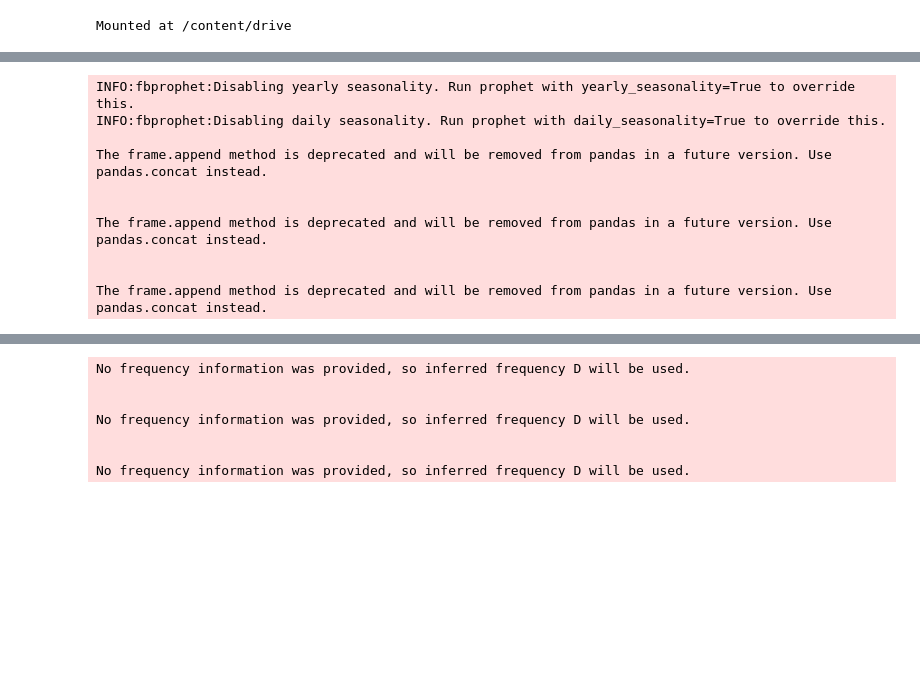
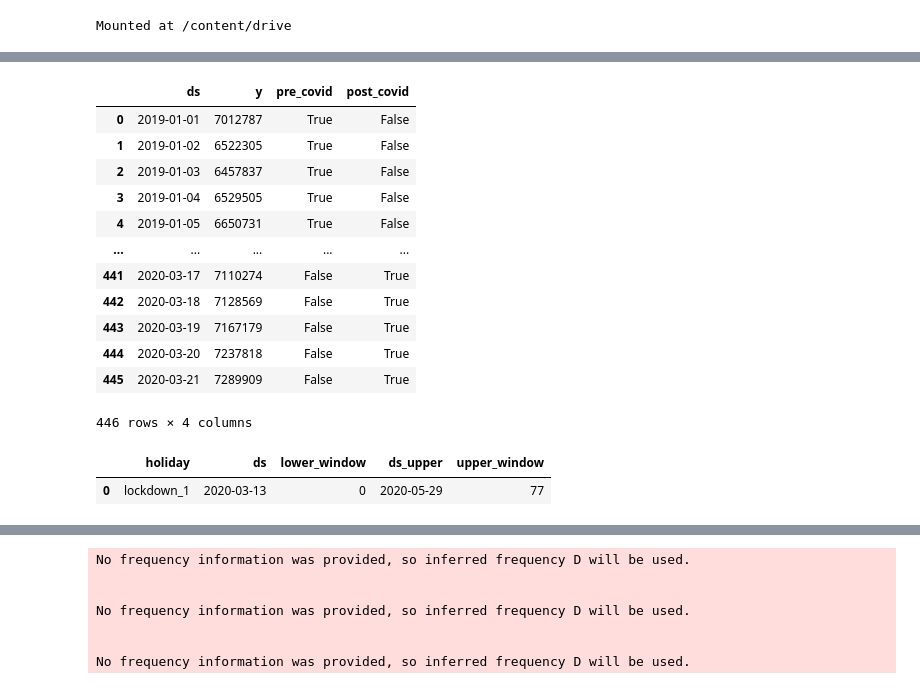
Before and after one commit to ehabsameh/Final_Project, a Jupyter notebook: SnapChat.ipynb, the cells around one changed output, grey strips where cells are left out. Drawn from its saved outputs; the diff is of its cells as text; code cells hidden in the pictures; blank space fills up the shorter version.

```diff
--- a/SnapChat.ipynb
+++ b/SnapChat.ipynb
@@ -41,16 +129,33 @@ snapA = snap.groupby('event_date')['APP_APPLICATION_OPEN_UU'].sum().reset_index(
+# %%
+train_data
+# %% [output]
+|  | ds | y | pre_covid | post_covid |
+| 0 | 2019-01-01 | 7012787 | True | False |
+| 1 | 2019-01-02 | 6522305 | True | False |
+| 2 | 2019-01-03 | 6457837 | True | False |
+| 3 | 2019-01-04 | 6529505 | True | False |
+| 4 | 2019-01-05 | 6650731 | True | False |
+| ... | ... | ... | ... | ... |
+| 441 | 2020-03-17 | 7110274 | False | True |
+| 442 | 2020-03-18 | 7128569 | False | True |
+| 443 | 2020-03-19 | 7167179 | False | True |
+| 444 | 2020-03-20 | 7237818 | False | True |
+| 445 | 2020-03-21 | 7289909 | False | True |
+446 rows × 4 columns
+# %%
+lockdowns
+# %% [output]
+|  | holiday | ds | lower_window | ds_upper | upper_window |
+| 0 | lockdown_1 | 2020-03-13 | 0 | 2020-05-29 | 77 |
 # %%
 
-from fbprophet import Prophet
+m = Prophet(holidays=holidays)
+m.add_country_holidays(country_name='US')
+m.fit(df)
+m.train_holiday_names
 
-train_data = snap.groupby('event_date')['APP_APPLICATION_OPEN_UU'].sum().reset_index().rename(columns={'event_date': 'ds', 'APP_APPLICATION_OPEN_UU': 'y'})
-train_data['ds'] = pd.to_datetime(train_data['ds'])
 
-# Select the last 120 days of data
-train_data = train_data[train_data['ds'] > train_data['ds'].max() - pd.Timedelta(days=40)]
-
-# fit a Prophet model to the training data
-model = Prophet()
-model.fit(train_data)
+###
 
 # generate the forecast for the next 9 days
 future_dates = pd.date_range(start=train_data['ds'].max()+pd.Timedelta(days=1), periods=90, freq='D')
@@ -61,17 +166,6 @@ forecast = model.predict(future_data)['yhat'].values
 # create a new DataFrame with the forecasted values
 forecast_df1 = pd.DataFrame({'event_date': future_dates, 'APP_APPLICATION_OPEN_UU': forecast})
 forecast_df1['event_date'] = forecast_df1['event_date'].apply(lambda x: x.date().strftime('%Y-%m-%d'))
-# %% [output]
-INFO:fbprophet:Disabling yearly seasonality. Run prophet with yearly_seasonality=True to override this.
-INFO:fbprophet:Disabling daily seasonality. Run prophet with daily_seasonality=True to override this.
-
-The frame.append method is deprecated and will be removed from pandas in a future version. Use pandas.concat instead.
-
-
-The frame.append method is deprecated and will be removed from pandas in a future version. Use pandas.concat instead.
-
-
-The frame.append method is deprecated and will be removed from pandas in a future version. Use pandas.concat instead.
 # %%
 
 snapF = pd.concat([snapA, forecast_df1], ignore_index=True)
```
Also changed, not shown: parts of 2 cells of this notebook.
